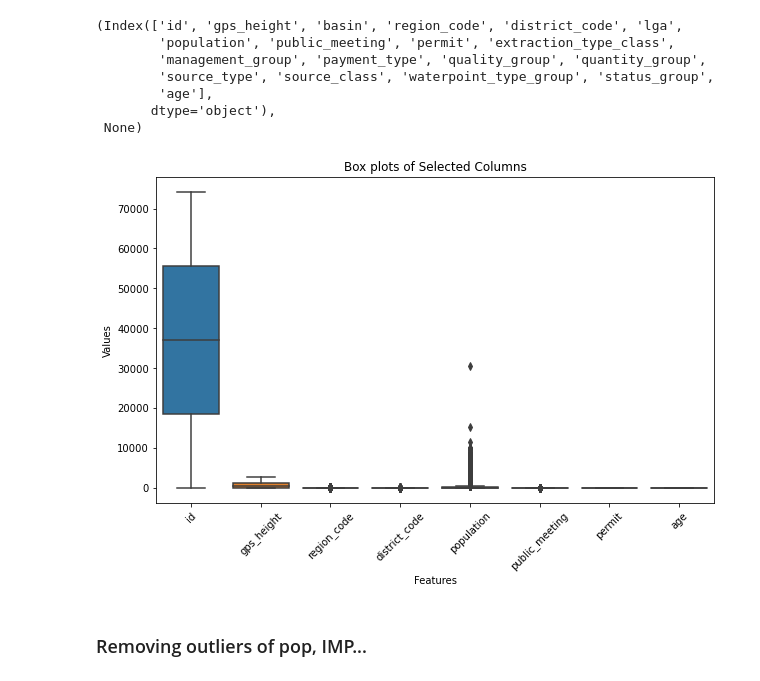
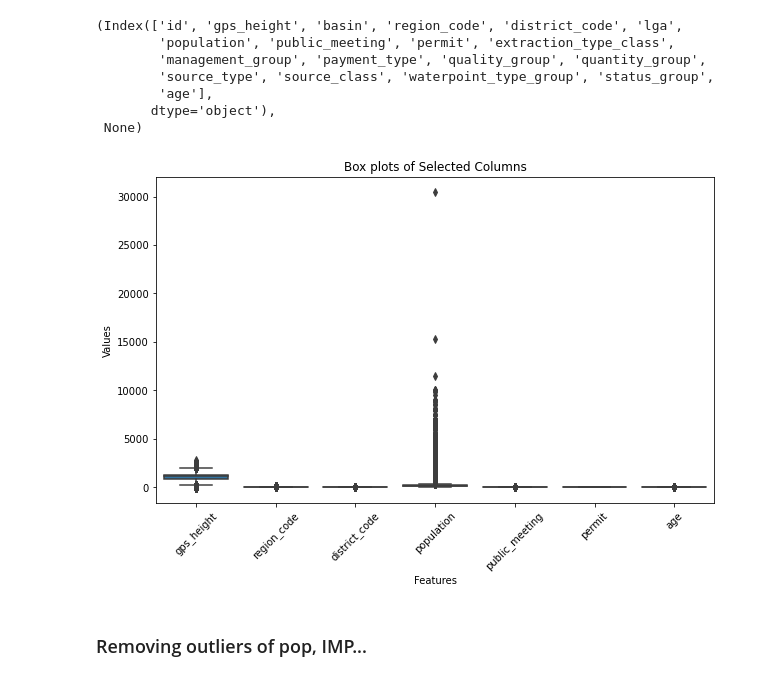
Before and after one commit to leonardkoyio/Phase-3-Project-_v1, a Jupyter notebook: index.ipynb, the cells around one changed output. Drawn from its saved outputs; the diff is of its cells as text; code cells hidden in the pictures.

Commit message:
Data Preprocessing - Defining Target and Features

```diff
--- a/index.ipynb
+++ b/index.ipynb
@@ -936,3 +947,9 @@ dtype: int64, Median: 369.0
+# %%
+# Calculate the median of the 'population' column excluding 1
+median_population = df_concise[df['population'] != 1]['population'].median()
+
+# Replace values of 1 in the 'population' column with the median
+df_concise['population'] = df_concise['population'].replace(1, median_population)
 # %%
 for col in numeric_cols:
     # Convert zero values to NaN in the 'gps_height' column
@@ -994,8 +1011,8 @@ df_concise.describe()
 # %%
 numeric_cols_fillna_average = ['age', 'population', 'gps_height']
 for col in numeric_cols_fillna_average:
-    #fill nans with average, in this case '1'
-    df_concise[col].fillna(1, inplace= True)
+    #fill nans with median
+    df_concise[col].fillna(df_concise[col].median(), inplace= True)
 
 
 df_concise .info()
@@ -1078,14 +1095,14 @@ memory usage: 11.6+ MB
 # %%
 # Plotting box plots for each column
 plt.figure(figsize=(10, 6))
-sns.boxplot(data=df_concise)
+sns.boxplot(data=df_concise.iloc[:,1:])
 plt.title('Box plots of Selected Columns')
 plt.xlabel('Features')
 plt.ylabel('Values')
 plt.xticks(rotation=45)
 plt.show()
 # %% [output]
-[figure, old version]
+[figure, new version]
 # %% [markdown]
 ### Removing outliers of pop, IMP...
 # %%
```
Also changed, not shown: parts of 14 cells of this notebook.
